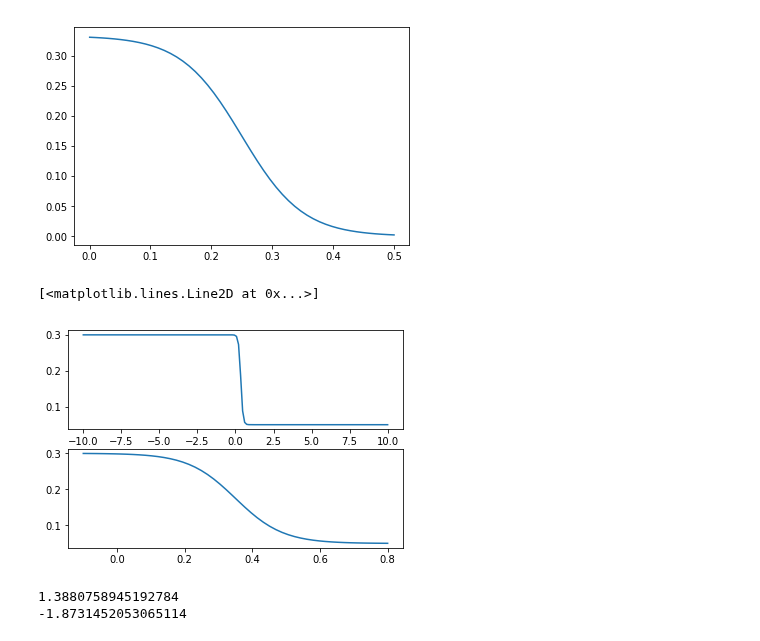
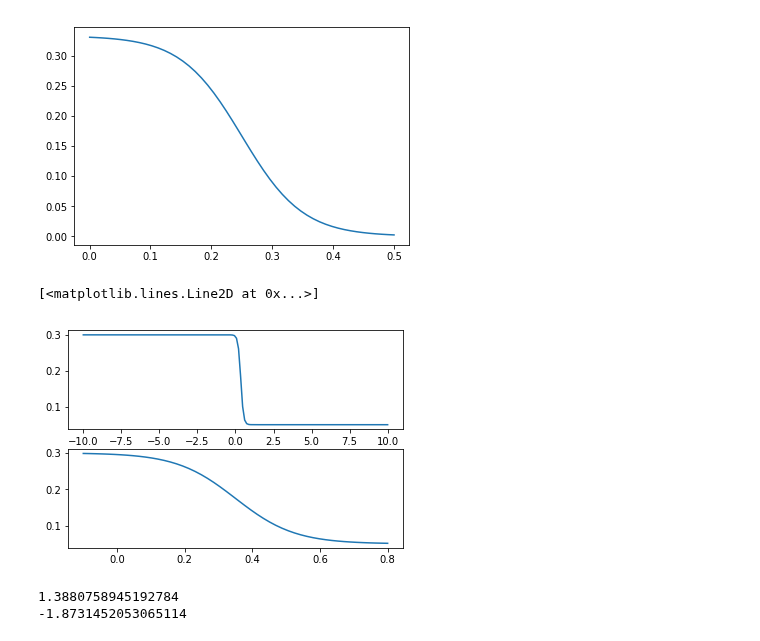
Before and after one commit to whiterabbitobj/Udacity-DeepRL, a Jupyter notebook: Projects/Collaborate_Compete/Untitled.ipynb, the cells around one changed output. Drawn from its saved outputs; the diff is of its cells as text; code cells hidden in the pictures.

```diff
--- a/Projects/Collaborate_Compete/Untitled.ipynb
+++ b/Projects/Collaborate_Compete/Untitled.ipynb
@@ -51,35 +51,35 @@ xlow = 0
 xhigh = .7
 
 
 
 box = [xlow, xhigh, ylow, yhigh]
 
 
 def e(x, box):
     xlow = box[0]
     xhigh = box[1]
     ylow = box[2]
     yhigh = box[3]
-    steepmult = 10
+    steepmult = 8
     steepness = steepmult / (xhigh - xlow)
     offset = (xhigh + xlow) / 2
     midpoint = yhigh - ylow
 
 
     x = steepness * (x - offset)
     curve = ylow + midpoint / (1 + np.exp(x))
     return curve
 
 x = np.linspace(-10, 10, 150)
 plt.figure(1)
 plt.subplot(211)
 plt.plot(x, e(x, box))
 x = np.linspace(xlow-.1, xhigh+.1, 50)
 plt.subplot(212)
 plt.plot(x, e(x, box))
 # %% [output]
 [<matplotlib.lines.Line2D at 0x...>]
-[figure, old version]
+[figure, new version]
 # %%
 x = np.random.normal(0,1,15)
 print(x.max())
```
Also changed, not shown: 1 other file.
